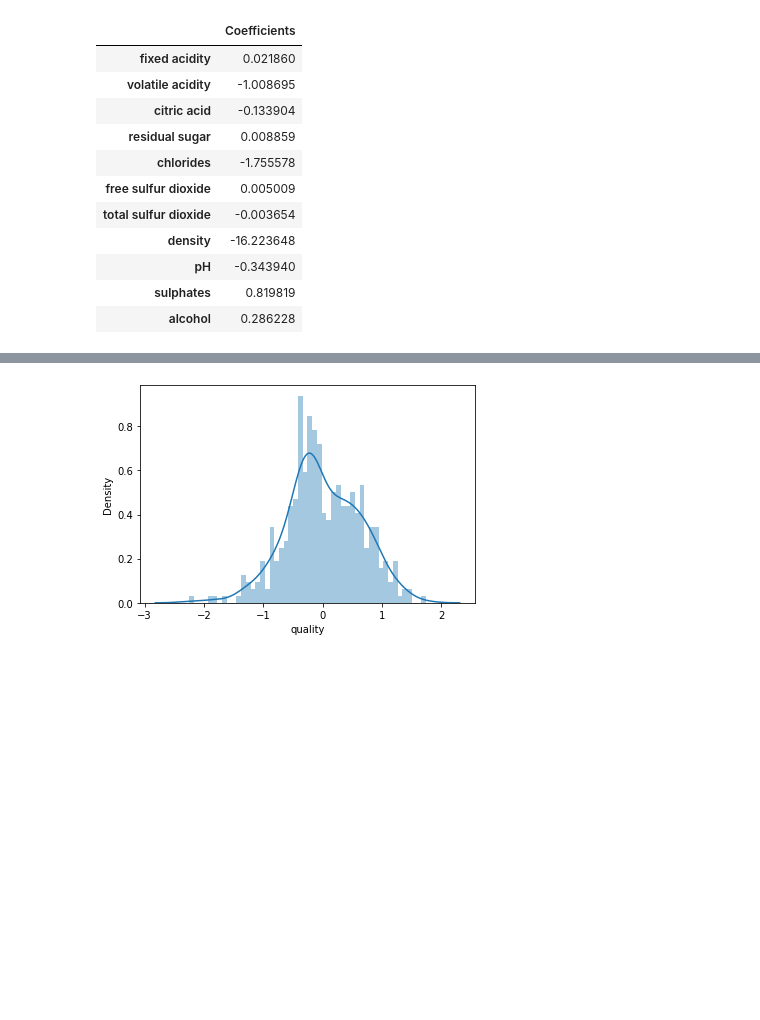
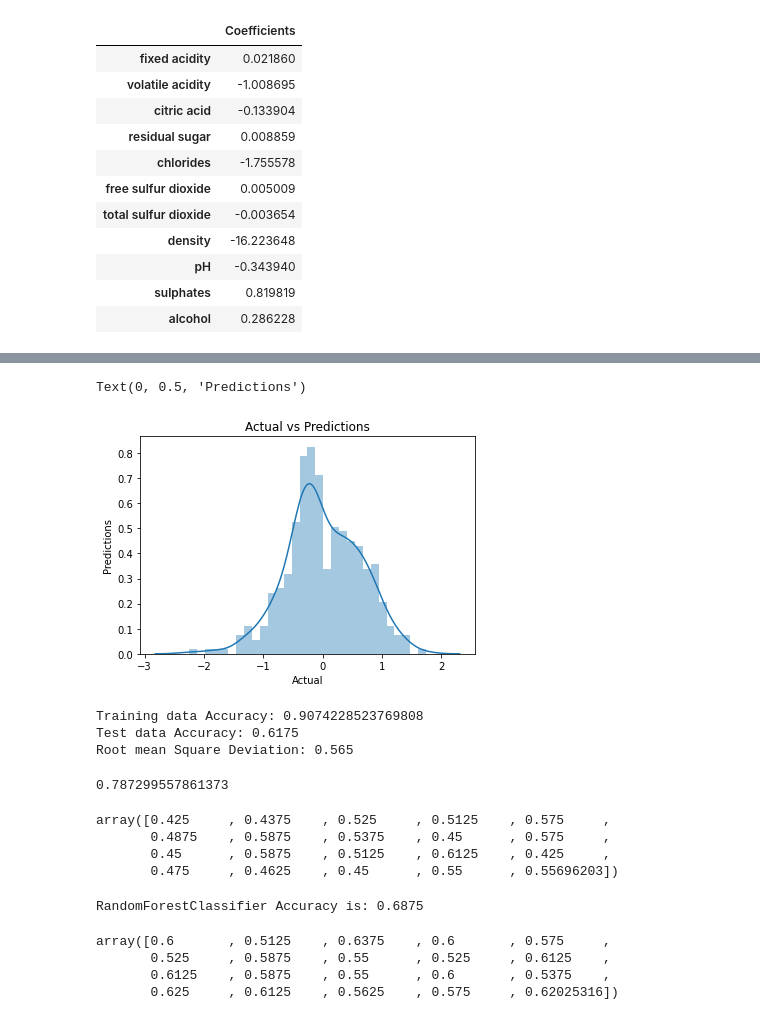
Before and after one commit to GalKoaz/Final-assignment, a Jupyter notebook: Regression.ipynb, the cells around one changed output, grey strips where cells are left out. Saved outputs shown, nothing was run; the diff lists cells and outputs as text; code cells hidden in the pictures; blank space fills up the shorter version.

Commit message:
add RandomForestClassifier

```diff
--- a/Regression.ipynb
+++ b/Regression.ipynb
@@ -109,10 +114,11 @@ sn.heatmap(df.corr(), annot=True, cmap='Reds');
 # %% [output]
 [figure]
 # %%
-quality = df['quality']
-features = df.drop(['quality'], axis=1)
+y = df['quality']
+X = df.drop(['quality'], axis=1)
 
-X_train, X_test, y_train, y_test = train_test_split(features, quality, test_size=0.25, random_state = 42)
+X_train, X_test, y_train, y_test = train_test_split(X, y, random_state = 42)
+
 
 #Data training set
 print('Train data: ', len(X_train)/len(features))
@@ -165,4 +184,54 @@ plt.scatter(y_test,predictions);
-# %%
-sn.distplot((y_test-predictions),bins=50);
-# %% [output]
-[figure, removed]
+# %%
+sn.distplot((y_test-y_pred),bins=30)
+plt.title('Actual vs Predictions')
+plt.xlabel('Actual')
+plt.ylabel('Predictions')
+# %% [output]
+Text(0, 0.5, 'Predictions')
+[figure, added]
+# %%
+DTC = DecisionTreeClassifier(max_depth=10)
+# Fit the training data
+DTC.fit(X_train, y_train)
+# Predict based on test data
+y_preds = DTC.predict(X_test)
+print('Training data Accuracy:', DTC.score(X_train, y_train))
+print('Test data Accuracy:', DTC.score(X_test, y_test))
+print('Root mean Square Deviation:', mean_squared_error(y_test, y_preds))
+# %% [output]
+Training data Accuracy: 0.9074228523769808
+Test data Accuracy: 0.6175
+Root mean Square Deviation: 0.565
+# %%
+dm = DummyRegressor(strategy="mean")
+dm.fit(X_train, y_train)
+
+print (metrics.mean_squared_error(y_test,dm.predict(X_test), squared=False))
+# %% [output]
+0.787299557861373
+# %%
+#Cross Val Score of Knn (showing 20)
+cvs = cross_val_score(DTC, X, y, cv=20)
+cvs
+# %% [output]
+array([0.425     , 0.4375    , 0.525     , 0.5125    , 0.575     ,
+       0.4875    , 0.5875    , 0.5375    , 0.45      , 0.575     ,
+       0.45      , 0.5875    , 0.5125    , 0.6125    , 0.425     ,
+       0.475     , 0.4625    , 0.45      , 0.55      , 0.55696203])
+# %%
+#RandomForestClassifier model
+RFC = RandomForestClassifier()
+RFC.fit(X_train, y_train)
+y_predict = RFC.predict(X_test)
+print('RandomForestClassifier Accuracy is: {}'.format(RFC.score(X_test,y_test)))
+# %% [output]
+RandomForestClassifier Accuracy is: 0.6875
+# %%
+#Cross Val Score of RFC (showing 20)
+cvs = cross_val_score(RFC, X, y, cv=20)
+cvs
+# %% [output]
+array([0.6       , 0.5125    , 0.6375    , 0.6       , 0.575     ,
+       0.525     , 0.5875    , 0.55      , 0.525     , 0.6125    ,
+       0.6125    , 0.5875    , 0.55      , 0.6       , 0.5375    ,
+       0.625     , 0.6125    , 0.5625    , 0.575     , 0.62025316])
```
Also changed, not shown: parts of 5 cells of this notebook, 2 other files.
